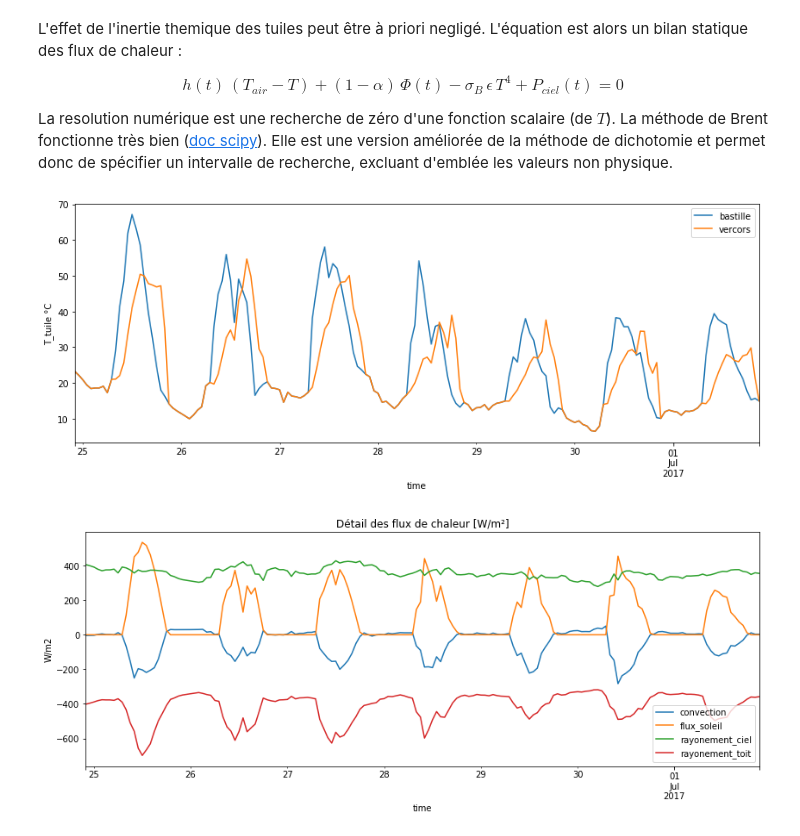
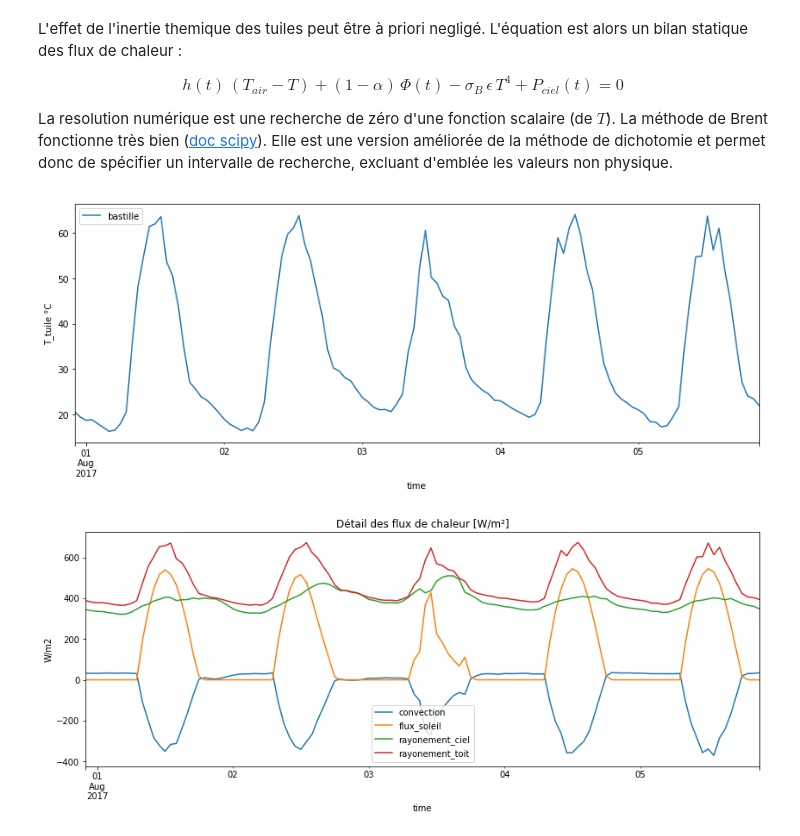
Before and after one commit to xdze2/thermique_appart, a Jupyter notebook: Model02_tuile.ipynb, the cells around one changed output. Saved outputs shown, nothing was run; the diff lists cells and outputs as text; code cells hidden in the pictures.

```diff
--- a/Model02_tuile.ipynb
+++ b/Model02_tuile.ipynb
@@ -26,8 +26,8 @@ Une fois l'ensemble des contributions chiffrées, on effectue la **résolution n
 coords_gps = (45.1973288, 5.7139923) # (latitude, longitude), degrée décimaux
 
 # Période d'intérêt :
-startday = pd.to_datetime('25/06/2017', format='%d/%m/%Y').tz_localize('Europe/Paris')
-lastday  = pd.to_datetime( '01/07/2017', format='%d/%m/%Y').tz_localize('Europe/Paris')
+startday = pd.to_datetime('01/08/2017', format='%d/%m/%Y').tz_localize('Europe/Paris')
+lastday  = pd.to_datetime( 'now' ).tz_localize('Europe/Paris')
 # %% [markdown]
 # Obtention des données météo
 
@@ -191,5 +194,5 @@ Une valeur plus précisse de ce coefficient peut être obtenue en considérant l
 # %%
-def coef_echange( vitesse_vent ):
+def coef_echange_old( vitesse_vent ):
     """ Fonction du coefficient d'échange pour la convection thermique
         vitesse_vent: m/s
         h : W/m2/K
@@ -210,6 +213,15 @@ def coef_echange( vitesse_vent ):
         # convection naturelle
         h = 5
 
+def coef_echange( vitesse_vent ):
+    """ Fonction du coefficient d'échange pour la convection thermique
+        - empirique -
+        vitesse_vent: m/s
+        h : W/m2/K
+    """
+
+    # h = 5.7*vitesse_vent + 11.14 # Sturrock, Wind faced
+    h = 2.56*vitesse_vent + 8.55 # Test et al. (outdoor)
     return h
 # %%
 v_span = np.linspace( 0, 3, 100 )
@@ -259,6 +274,8 @@ sigmaSB = 5.670373e-8 # Constante de Stefan-Boltzmann,   W.m-2.K-4
 # %%
 albedo_tuile = 0.36   # Coefficient de reflexion des tuiles
 emissivite_tuile = 0.92
+
+facteur_de_forme = 0.75  # portion du ciel visible par les tuiles (inclinaison du toit)
 # %% [markdown]
 # Calcul de l'équilibre (statique)
 # %% [markdown]
@@ -273,7 +290,6 @@ La resolution numérique est une recherche de zéro d'une fonction scalaire (de
 from scipy.optimize import brentq
 # %%
 def model02_apply( datarow, flux_name=None, disp=False  ):
-
 
     # Flux direct soleil :
     flux_soleil = datarow[ flux_name ]
@@ -286,12 +302,13 @@ def model02_apply( datarow, flux_name=None, disp=False  ):
     convection = lambda T:  h * ( T_air - T )
 
     # Rayonement
-    rayonement_toit = lambda T: -sigmaSB * emissivite_tuile * ( T + 273 )**4
+    rayonement_toit = lambda T: sigmaSB * emissivite_tuile * ( T + 273 )**4
 
     rayonement_ciel = Goforth_skyrad( datarow['cloudCover'], T_air, datarow['humidity']  )
 
     # Bilan :
-    somme_flux = lambda T: convection(T) + rayonement_toit(T) + rayonement_soleil + rayonement_ciel
+    somme_flux = lambda T: convection(T) + facteur_de_forme*( rayonement_ciel - rayonement_toit(T) ) \
+                 + rayonement_soleil
 
     # Resolution numérique du zéro:
     Tmin, Tmax = -50, 200
@@ -313,13 +330,13 @@ results_vercors = data.apply(model02_apply, axis=1, flux_name='flux_vercors')
 # %%
 # graph
 
-Ttuile =  pd.DataFrame({ 'bastille':results_bastille['T_eq'], 'vercors':results_vercors['T_eq'] })
+Ttuile =  pd.DataFrame({ 'bastille':results_bastille['T_eq'] } )# , 'vercors':results_vercors['T_eq'] })
 Ttuile.plot(figsize=(14, 5) ); plt.ylabel('T_tuile °C');
 # %% [output]
-[figure, old version]
+[figure, new version]
 # %%
 # graph - détail des flux
 results_bastille.drop('T_eq', axis=1).plot( figsize=(14, 5) ) ;
 plt.ylabel('W/m2');  plt.title('Détail des flux de chaleur [W/m²]');
 # %% [output]
-[figure, old version]
+[figure, new version]
```
Also changed, not shown: parts of 31 cells of this notebook.
